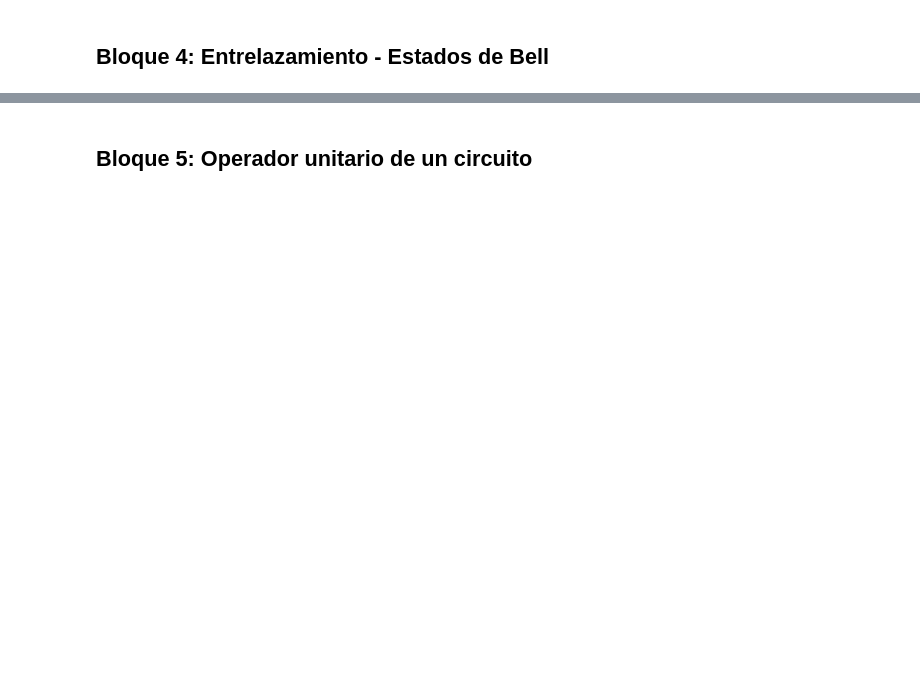
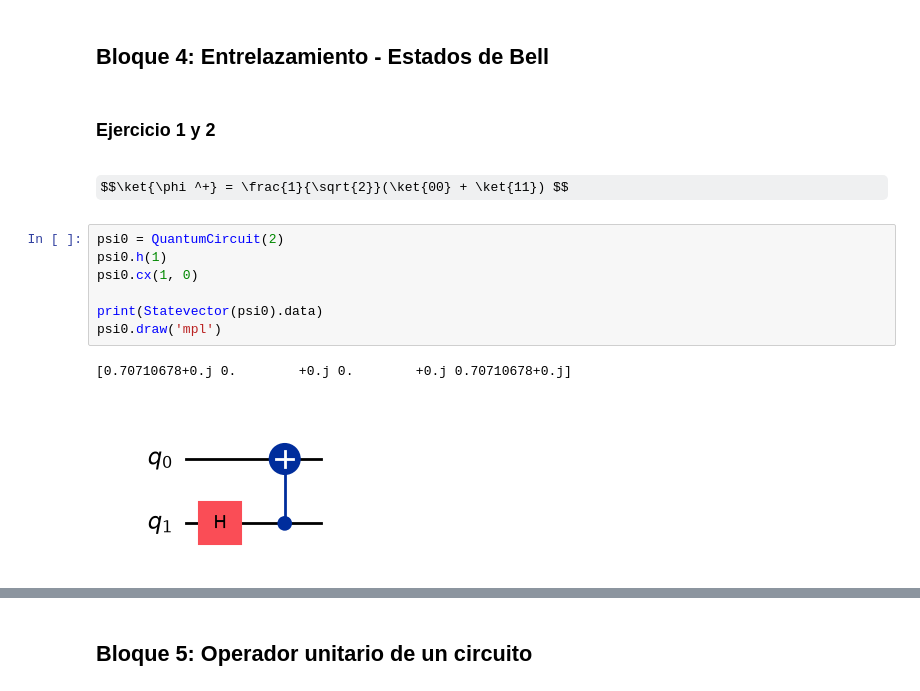
Before and after one commit to zhengzhu14/quantum_circuit_lab, a Jupyter notebook: Pr1/pr1.ipynb, the cells around one changed output, grey strips where cells are left out. Drawn from its saved outputs; the diff is of its cells as text; some formulas as TeX source; blank space fills up the shorter version.

```diff
--- a/Pr1/pr1.ipynb
+++ b/Pr1/pr1.ipynb
@@ -131,2 +736,16 @@ donde $CNOT_{i, j}$ indica que el qubit $i$ es el control y $j$ es el target. Co
 # %% [markdown]
 ## **Bloque 4: Entrelazamiento - Estados de Bell**
+# %% [markdown]
+### Ejercicio 1 y 2
+# %% [markdown]
+$$\ket{\phi ^+} = \frac{1}{\sqrt{2}}(\ket{00} + \ket{11}) $$
+# %%
+psi0 = QuantumCircuit(2)
+psi0.h(1)
+psi0.cx(1, 0)
+
+print(Statevector(psi0).data)
+psi0.draw('mpl')
+# %% [output]
+[0.70710678+0.j 0.        +0.j 0.        +0.j 0.70710678+0.j]
+[figure, added]
```
Also changed, not shown: parts of 59 cells of this notebook, 3 other files.
